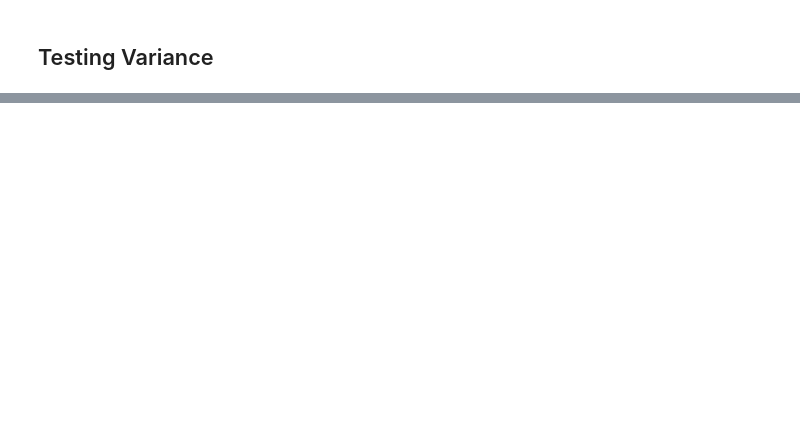
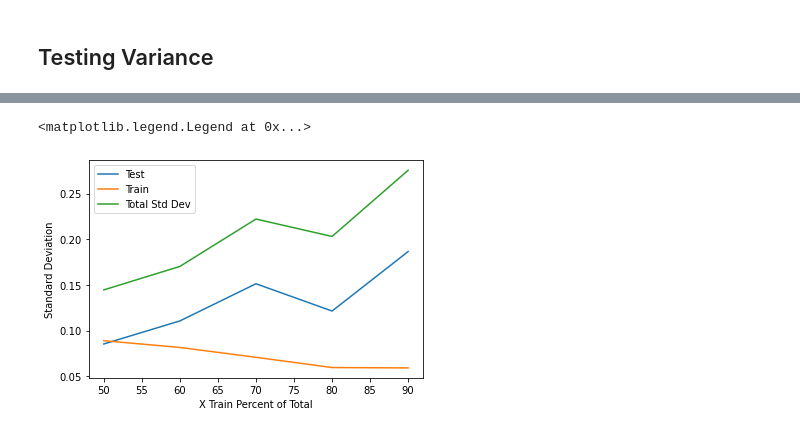
Before and after one commit to ejw-data/ml-myopia, a Jupyter notebook: data-splits/variance_test_balance.ipynb, the cells around one changed output, grey strips where cells are left out. Saved outputs shown, nothing was run; the diff lists cells and outputs as text; code cells hidden in the pictures; blank space fills up the shorter version.

```diff
--- a/data-splits/variance_test_balance.ipynb
+++ b/data-splits/variance_test_balance.ipynb
@@ -96,0 +84,10 @@ Precision
+# %%
+# Holdback Method with stratify as True
+X_train90, X_test10, y_train90, y_test10 = train_test_split(X, label, random_state=42, stratify=label, train_size=0.9)
+print("Rows: ",len(X_train90))
+
+scores = cross_validate(model, X_train90, y_train90, scoring=scoring, cv=cv, n_jobs=1)
+metrics(scores)
+train_split.append(90)
+train_log_loss_mean.append(np.mean(scores['test_neg_log_loss']))
+train_log_loss_stdev.append(np.std(scores['test_neg_log_loss']))
@@ -371,0 +309,6 @@ Need a minimum of 150 samples (Test)
+# %%
+print(test_split)
+print(train_log_loss_stdev)
+print(test_log_loss_stdev)
+total_stdev = [ v + test_log_loss_stdev[i] for i,v in enumerate(train_log_loss_stdev)]
+print(total_stdev)
@@ -371,0 +327,11 @@ Need a minimum of 150 samples (Test)
+# %%
+plt.subplot(1,1,1)
+plt.plot(test_split, test_log_loss_stdev, label="Test")
+plt.plot(train_split, train_log_loss_stdev, label="Train")
+plt.plot(test_split, total_stdev, label="Total Std Dev")
+plt.xlabel("X Train Percent of Total")
+plt.ylabel("Standard Deviation")
+plt.legend()
+# %% [output]
+<matplotlib.legend.Legend at 0x...>
+[figure, added]
```
Also changed, not shown: parts of 17 cells of this notebook, 1 other file.
